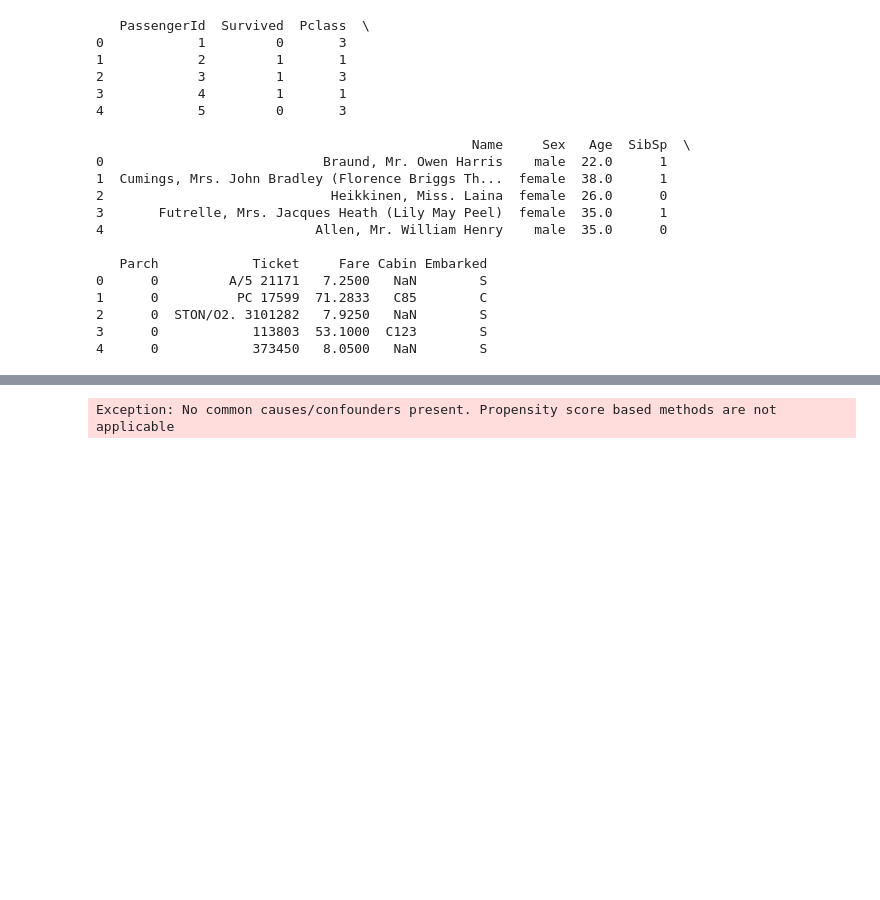
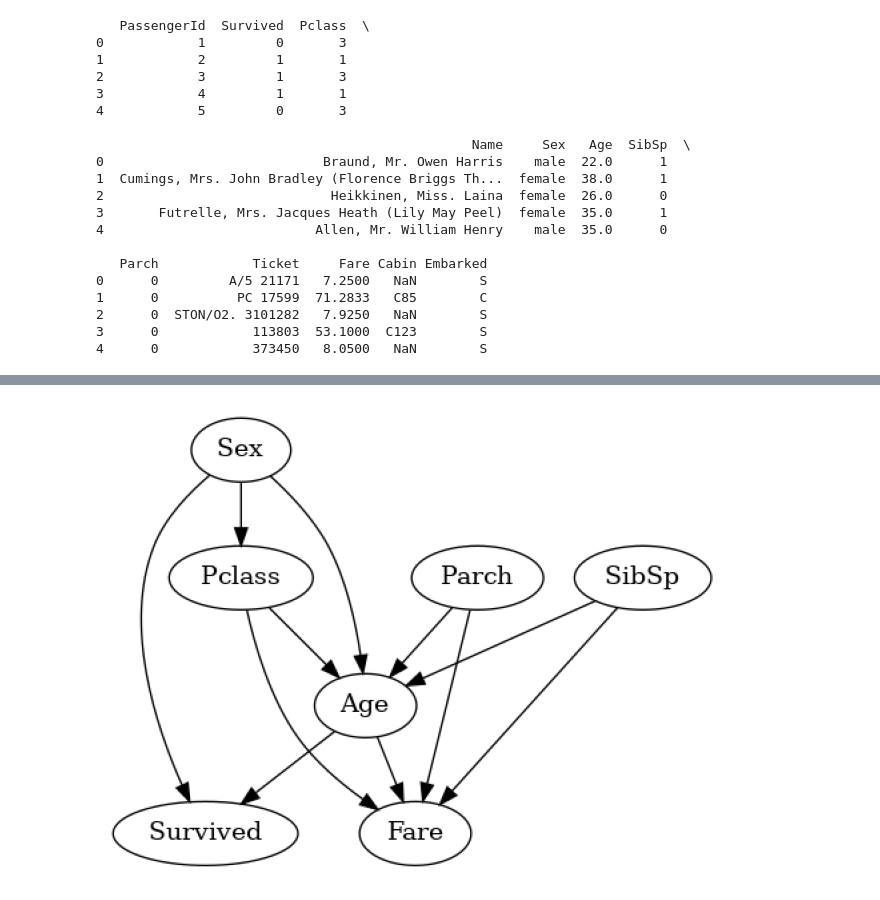
Before and after one commit to natkramarz/causal_ml, a Jupyter notebook: dowhy.ipynb, the cells around one changed output, grey strips where cells are left out. Cells and saved outputs as stored; diff of their text form; code cells hidden in the pictures; blank space fills up the shorter version.

Commit message:
Add dowhy causal model

```diff
--- a/dowhy.ipynb
+++ b/dowhy.ipynb
@@ -94,29 +94,46 @@ Mean value: -0.0054531093651492
-# %%
-import pandas as pd
-import dowhy
-from dowhy import CausalModel
-
-
-model = CausalModel(
-    data=df,
-    treatment='Age',
-    outcome='Survived',
-    graph="""digraph {
-    Age -> Survived
-    Sex -> Survived
-    Pclass -> Survived
-    SibSp -> Survived
-    Parch -> Survived
-    Embarked -> Survived
-}"""
-)
-
-identified_estimand = model.identify_effect()
-
-estimate = model.estimate_effect(identified_estimand, method_name="backdoor.propensity_score_matching")
-
-refuted_estimate = model.refute_estimate(identified_estimand, estimate, method_name="random_common_cause")
-
-print(refuted_estimate)
-# %% [output]
-Exception: No common causes/confounders present. Propensity score based methods are not applicable
+# %%
+import pandas as pd
+import dowhy
+from dowhy import CausalModel
+from sklearn.preprocessing import LabelEncoder
+import numpy as np
+
+non_numeric_columns = list(df.select_dtypes(exclude=[np.number]).columns)
+
+le = LabelEncoder()
+
+for col in non_numeric_columns:
+    df[col] = le.fit_transform(df[col])
+
+df.dropna(inplace=True)
+
+
+model = CausalModel(
+    data=df,
+    treatment='Age',
+    outcome='Survived',
+    graph="""strict digraph  {
+        Survived;
+        Pclass;
+        Sex;
+        Age;
+        SibSp;
+        Parch;
+        Fare;
+        Pclass -> Age  [origin=learned, weight="5.416071829739479"];
+        Pclass -> Fare  [origin=learned, weight="-14.25094835798153"];
+        Sex -> Pclass  [origin=learned, weight="1.9612868992525074"];
+        Sex -> Age  [origin=learned, weight="15.093280533019355"];
+        Sex -> Survived  [origin=unknown];
+        Age -> Fare  [origin=learned, weight="0.8868948035637376"];
+        Age -> Survived  [origin=unknown];
+        SibSp -> Age  [origin=learned, weight="-2.3941882023445102"];
+        SibSp -> Fare  [origin=learned, weight="11.379387128775761"];
+        Parch -> Age  [origin=learned, weight="1.272125513706115"];
+        Parch -> Fare  [origin=learned, weight="13.65133594895557"];
+        }"""
+)
+
+model.view_model(layout="dot")
+# %% [output]
+[figure, added]
```
Also changed, not shown: parts of 3 cells of this notebook, 1 other file.
